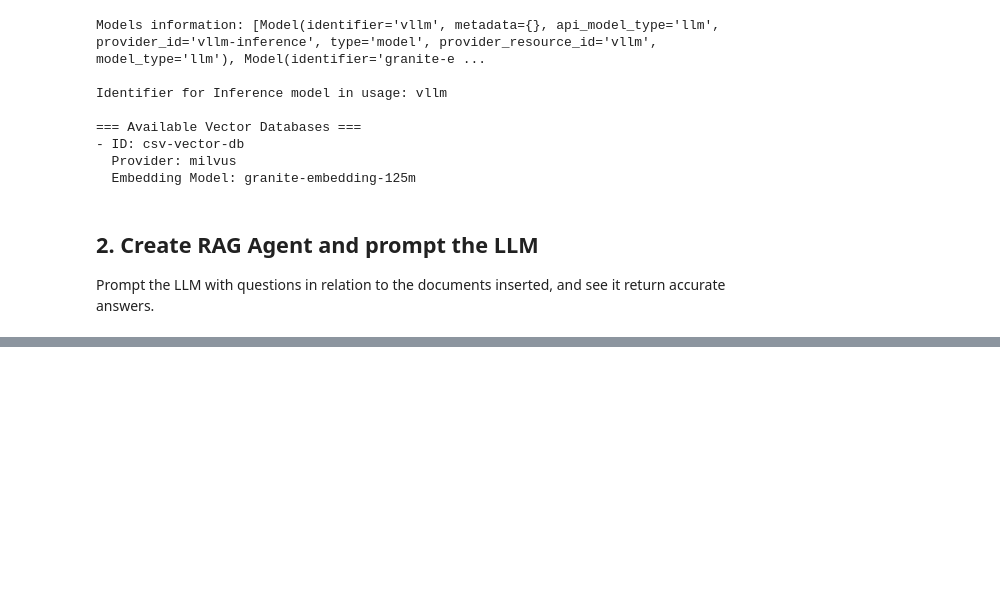
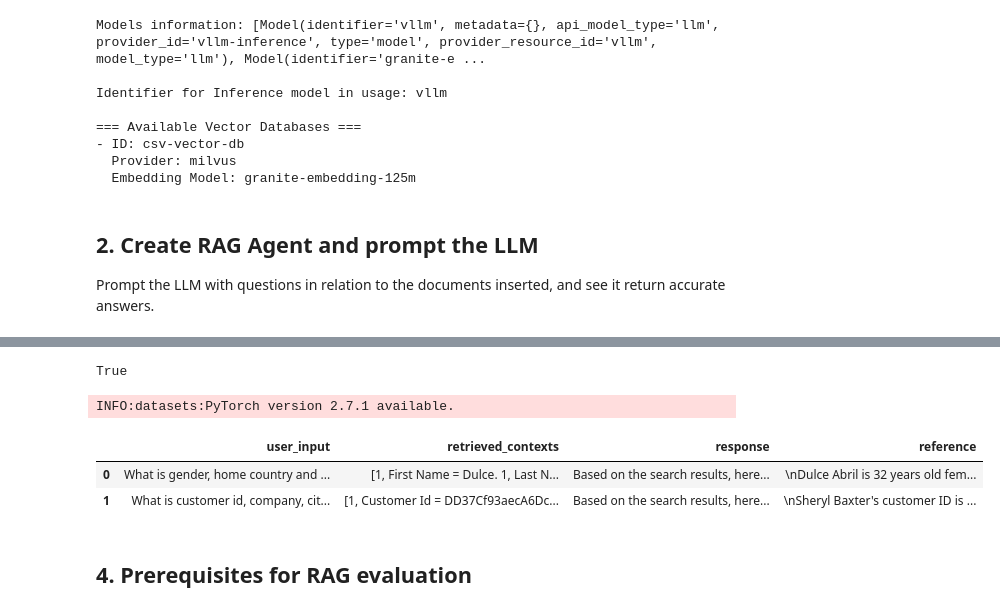
Before and after one commit to r3v5/rag, a Jupyter notebook: demos/kfp/docling/spreadsheets-conversion/rag-agent/spreadsheets_rag_agent.ipynb, the cells around one changed output, grey strips where cells are left out. Saved outputs shown, nothing was run; the diff lists cells and outputs as text; code cells hidden in the pictures; blank space fills up the shorter version.

Commit message:
feat: add RAGAS evaluations for RAG

```diff
--- a/demos/kfp/docling/spreadsheets-conversion/rag-agent/spreadsheets_rag_agent.ipynb
+++ b/demos/kfp/docling/spreadsheets-conversion/rag-agent/spreadsheets_rag_agent.ipynb
@@ -52,9 +52,9 @@ rag_agent = Agent(
 )
 
 user_prompts = [
-    "What is gender, country and age of Dulce Abril and Philip Gent?",
+    "What is gender, home country and age of Dulce Abril and Philip Gent?",
     "What is customer id, company, city, country, phone number, email, subscription date, subscribed website of of Sheryl Baxter?",
-    "List me the revenue from product Widget D and quantity sold on 20/01/2024",
+    "What products were sold according to sample sales data?",
     "What is the economics condition at Ireland in 2025?", # Dummy question the model will answer with 'I don’t know'
 ]
 
@@ -111,0 +140,10 @@ INFO:httpx:HTTP Request: GET http://lsd-llama-milvus-service:8321/v1/agents/ab39
+# %%
+from dotenv import load_dotenv
+
+with open(".env.dev", "w") as f:
+    f.write('GROQ_API_KEY=YOUR_GROQ_API_KEY')
+
+# load env variable
+load_dotenv(dotenv_path=".env.dev", override=True)
+# %% [output]
+True
@@ -111,0 +194,35 @@ INFO:httpx:HTTP Request: GET http://lsd-llama-milvus-service:8321/v1/agents/ab39
+# %%
+from ragas.dataset_schema import EvaluationDataset
+
+samples = []
+
+references = [
+'''
+Dulce Abril is 32 years old female from USA and Philip Gent is 36 years old man from France.
+''',
+
+'''
+Sheryl Baxter's customer ID is DD37Cf93aecA6Dc, her company is Rasmussen Group, her city is East Leonard, her country is Chile, her phone numbers are 229.077.5154 and 397.884.0519x718, her email is zunigavanessa@smith.info, her subscription date is 2020-08-24, and her subscribed website is http://www.stephenson.com/.
+'''
+]
+
+# Constructing a Ragas EvaluationDataset
+for i, turn in enumerate(session_response.turns[:2]):
+    samples.append(
+        {
+            "user_input": turn.input_messages[0].content,
+            "response": turn.output_message.content,
+            "reference": references[i],
+            "retrieved_contexts": extract_retrieved_contexts(turn),
+        }
+    )
+
+ragas_eval_dataset = EvaluationDataset.from_list(samples)
+ragas_eval_dataset.to_pandas()
+# %% [output]
+INFO:datasets:PyTorch version 2.7.1 available.
+|  | user_input | retrieved_contexts | response | reference |
+| 0 | What is gender, home country and ... | [1, First Name = Dulce. 1, Last N... | Based on the search results, here... | \nDulce Abril is 32 years old fem... |
+| 1 | What is customer id, company, cit... | [1, Customer Id = DD37Cf93aecA6Dc... | Based on the search results, here... | \nSheryl Baxter's customer ID is ... |
+# %% [markdown]
+## 4. Prerequisites for RAG evaluation
```
Also changed, not shown: parts of 10 cells of this notebook.
